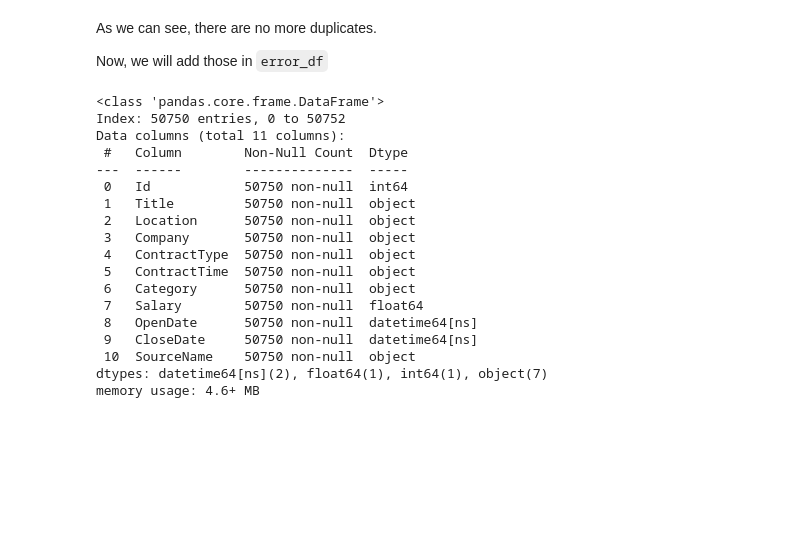
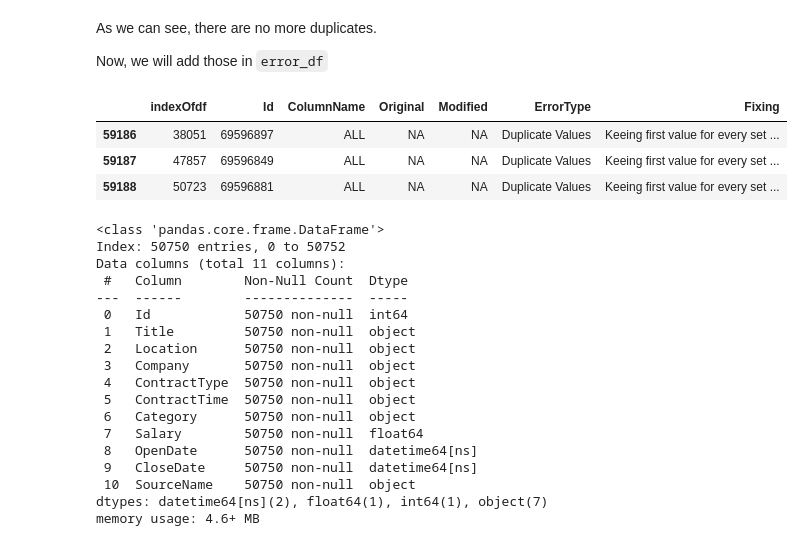
Before and after one commit to ayushpatel2002/Data-cleansing-and-modelling, a Jupyter notebook: s3891013_task1_2.ipynb, the cells around one changed output. Cells and saved outputs as stored; diff of their text form; code cells hidden in the pictures; blank space fills up the shorter version.

```diff
--- a/s3891013_task1_2.ipynb
+++ b/s3891013_task1_2.ipynb
@@ -1153,7 +1187,13 @@ Now, we will add those in `error_df`
 # %%
 update_error_list(38051, 69596897, 'ALL', 'NA', 'NA', 'Duplicate Values', 'Keeing first value for every set of duplicates')
 update_error_list(47857, 69596849, 'ALL', 'NA', 'NA', 'Duplicate Values', 'Keeing first value for every set of duplicates')
 update_error_list(50723, 69596881, 'ALL', 'NA', 'NA', 'Duplicate Values', 'Keeing first value for every set of duplicates')
+error_df.tail(3)
+# %% [output]
+|  | indexOfdf | Id | ColumnName | Original | Modified | ErrorType | Fixing |
+| 59186 | 38051 | 69596897 | ALL | NA | NA | Duplicate Values | Keeing first value for every set ... |
+| 59187 | 47857 | 69596849 | ALL | NA | NA | Duplicate Values | Keeing first value for every set ... |
+| 59188 | 50723 | 69596881 | ALL | NA | NA | Duplicate Values | Keeing first value for every set ... |
 # %%
 df.info()
 # %% [output]
```
Also changed, not shown: parts of 11 cells of this notebook, 2 other files.
